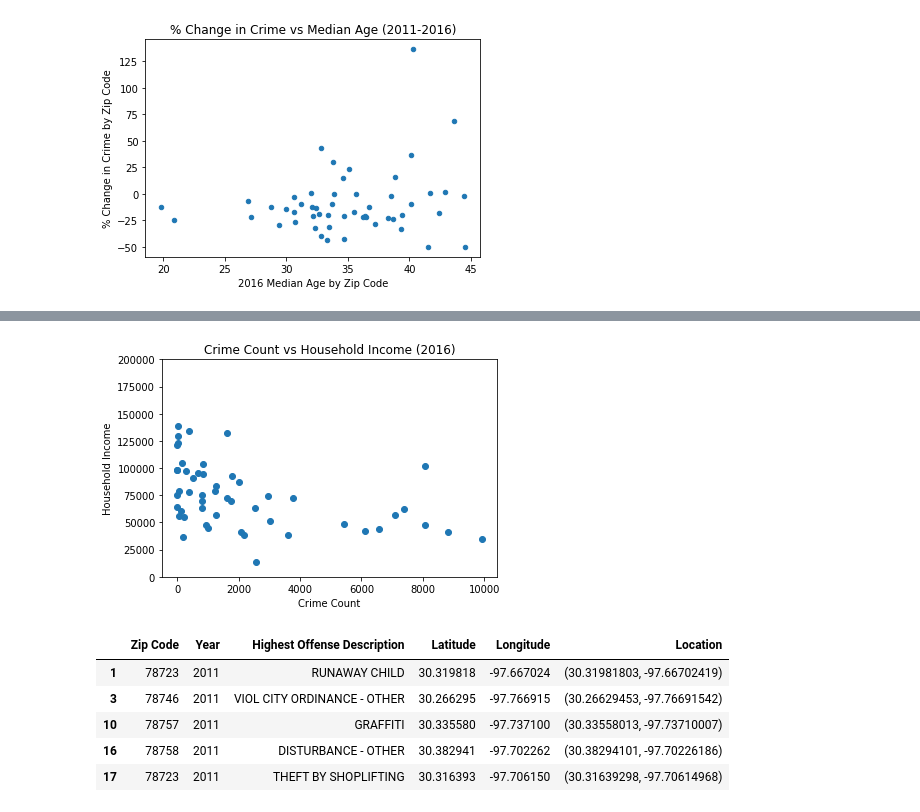
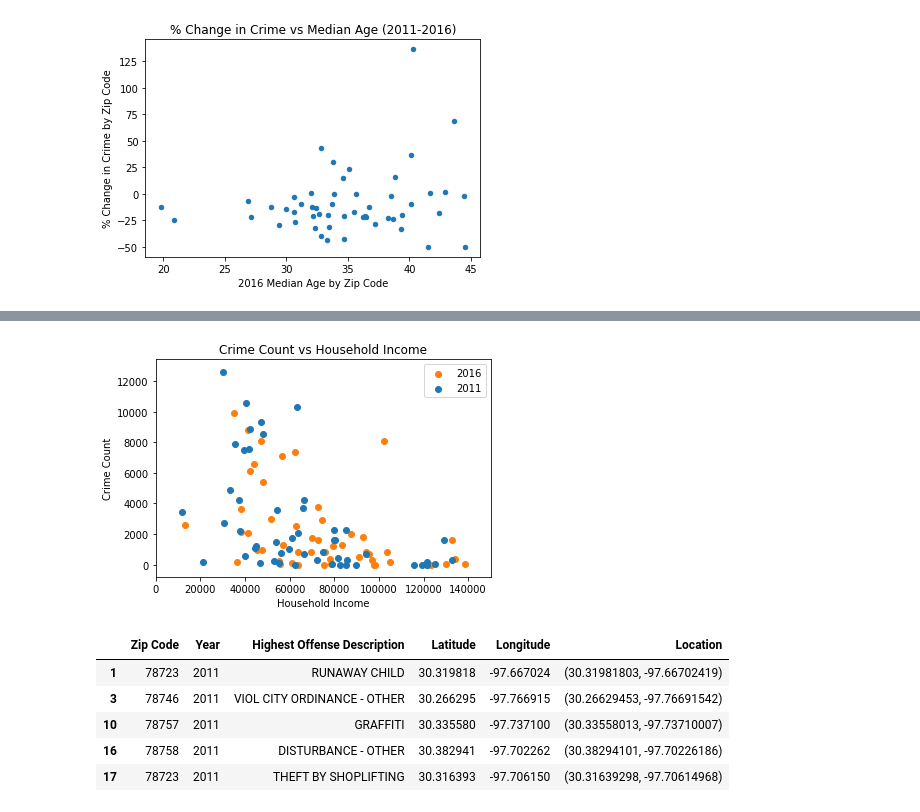
Before and after one commit to Kerrykova/Project1, a Jupyter notebook: Visualizations.ipynb, the cells around one changed output, grey strips where cells are left out. Cells and saved outputs as stored; diff of their text form; code cells hidden in the pictures.

```diff
--- a/Visualizations.ipynb
+++ b/Visualizations.ipynb
@@ -247,13 +259,15 @@ plt.show()
 # %%
-plt.scatter(x=crime_census["Crime Count 2016"],y=crime_census["Household Income_2016"])
-plt.ylim(0,200000)
-plt.title("Crime Count vs Household Income (2016)")
-plt.ylabel("Household Income")
-plt.xlabel("Crime Count")
+plt.scatter(y=crime_census["Crime Count 2016"],x=crime_census["Household Income_2016"], color='C1', label='2016')
+plt.scatter(y=crime_census["Crime Count 2011"],x=crime_census["Household Income_2011"], color='C0', label='2011')
+plt.legend()
+plt.xlim(0,150000)
+plt.title("Crime Count vs Household Income")
+plt.xlabel("Household Income")
+plt.ylabel("Crime Count")
 plt.savefig("Images/crime_hhincome.png")
 plt.show()
 # %% [output]
-[figure, old version]
+[figure, new version]
 # %%
 new_df = crime_drop.dropna()
 new_df.count()
```
Also changed, not shown: parts of 1 cell of this notebook.
